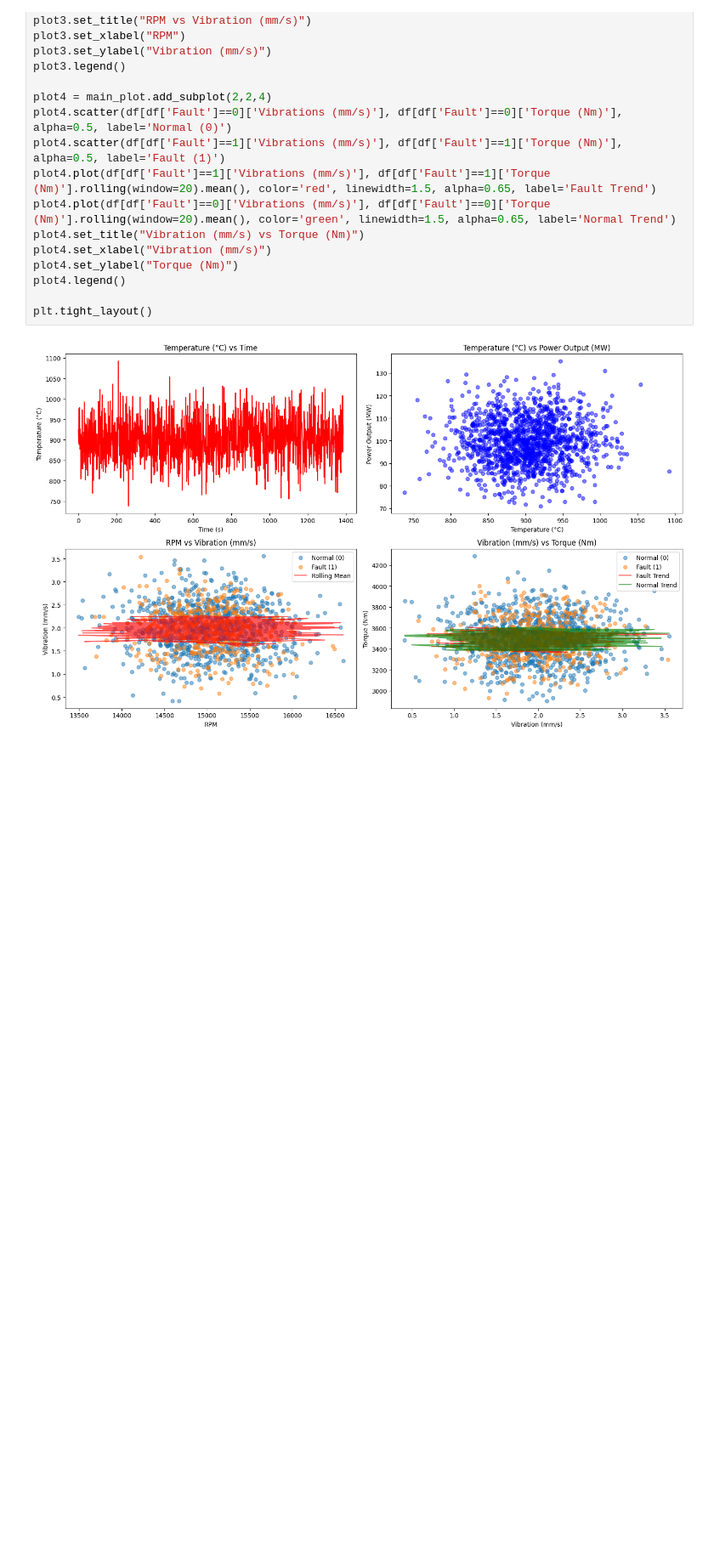
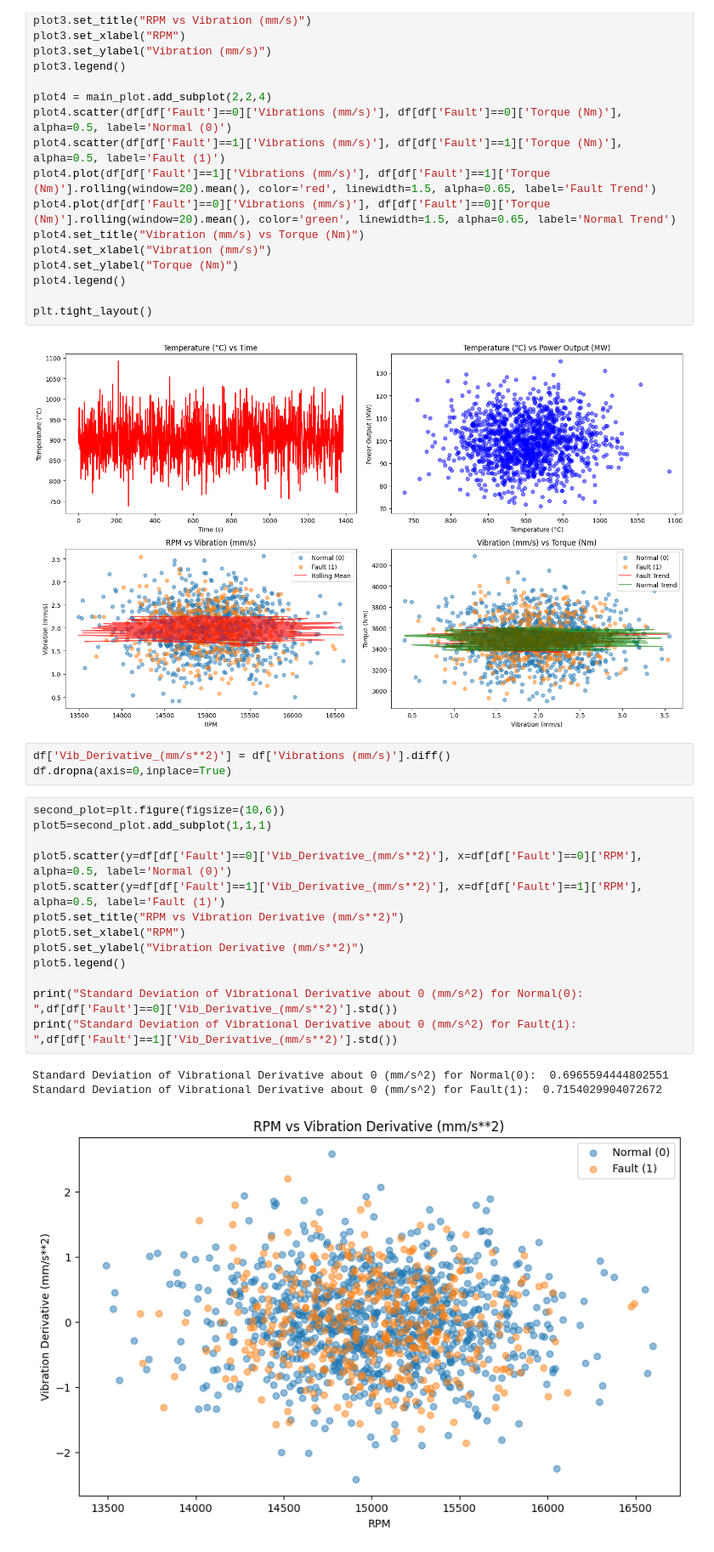
Before and after one commit to ruchirpadhye/Gas-turbine-data-analysis, a Jupyter notebook: Analysis_Notebook.ipynb, the cells around one changed output. Shown at 85% size. Saved outputs shown, nothing was run; the diff lists cells and outputs as text; blank space fills up the shorter version.

```diff
--- a/Analysis_Notebook.ipynb
+++ b/Analysis_Notebook.ipynb
@@ -80,3 +133,23 @@ plot4.legend()
 plt.tight_layout()
 # %% [output]
 [figure]
+# %%
+df['Vib_Derivative_(mm/s**2)'] = df['Vibrations (mm/s)'].diff()
+df.dropna(axis=0,inplace=True)
+# %%
+second_plot=plt.figure(figsize=(10,6))
+plot5=second_plot.add_subplot(1,1,1)
+
+plot5.scatter(y=df[df['Fault']==0]['Vib_Derivative_(mm/s**2)'], x=df[df['Fault']==0]['RPM'], alpha=0.5, label='Normal (0)')
+plot5.scatter(y=df[df['Fault']==1]['Vib_Derivative_(mm/s**2)'], x=df[df['Fault']==1]['RPM'], alpha=0.5, label='Fault (1)')
+plot5.set_title("RPM vs Vibration Derivative (mm/s**2)")
+plot5.set_xlabel("RPM")
+plot5.set_ylabel("Vibration Derivative (mm/s**2)")
+plot5.legend()
+
+print("Standard Deviation of Vibrational Derivative about 0 (mm/s^2) for Normal(0): ",df[df['Fault']==0]['Vib_Derivative_(mm/s**2)'].std())
+print("Standard Deviation of Vibrational Derivative about 0 (mm/s^2) for Fault(1): ",df[df['Fault']==1]['Vib_Derivative_(mm/s**2)'].std())
+# %% [output]
+Standard Deviation of Vibrational Derivative about 0 (mm/s^2) for Normal(0):  0.6965594444802551
+Standard Deviation of Vibrational Derivative about 0 (mm/s^2) for Fault(1):  0.7154029904072672
+[figure, added]
```
Also changed, not shown: parts of 4 cells of this notebook.
